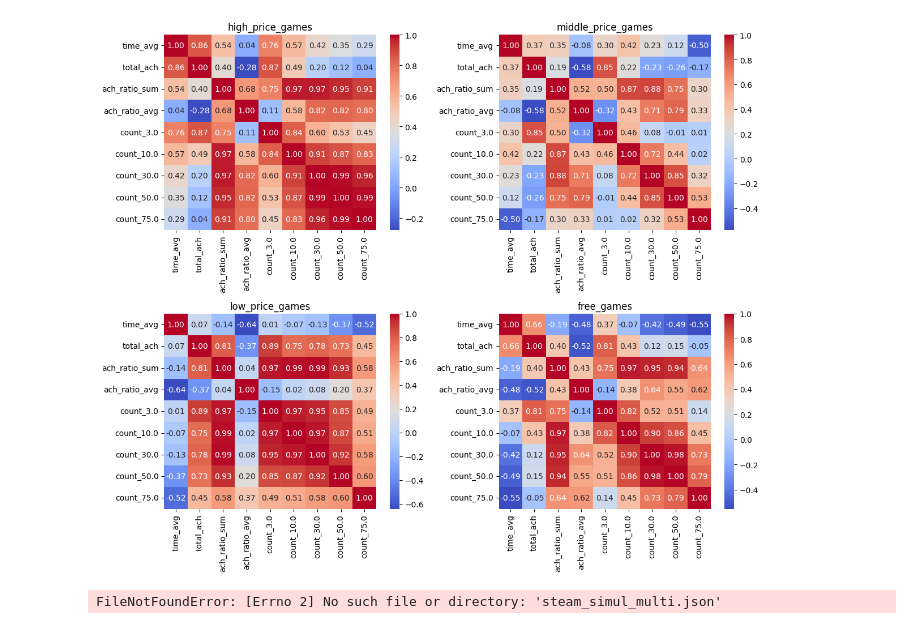
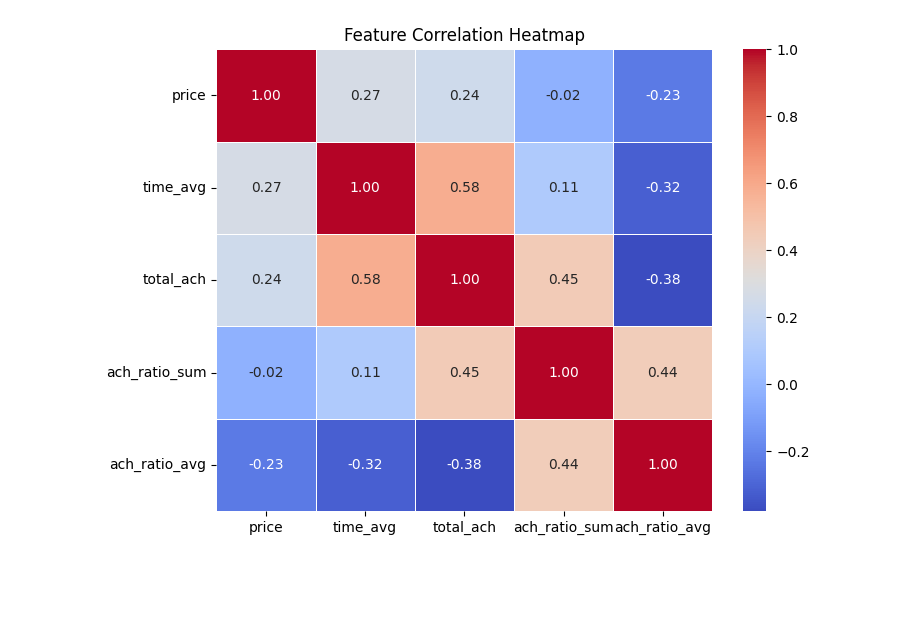
Before and after one commit to hdragon324/Steam_Analysis, a Jupyter notebook: data_analysis.ipynb, the cells around one changed output. Drawn from its saved outputs; the diff is of its cells as text; code cells hidden in the pictures; blank space fills up the shorter version.

```diff
--- a/data_analysis.ipynb
+++ b/data_analysis.ipynb
@@ -82,8 +104,4 @@ def ach_total_heatmap(path):
 # %%
-ach_price_heatmap('data/steam_simul_multi.json')
+ach_total_heatmap('data/steam_simul_single.json')
 # %% [output]
-[figure, old version]
+[figure, new version]
-# %%
-ach_total_heatmap('steam_simul_multi.json')
-# %% [output]
-FileNotFoundError: [Errno 2] No such file or directory: 'steam_simul_multi.json'
```
Also changed, not shown: parts of 3 cells of this notebook, 7 other files.
